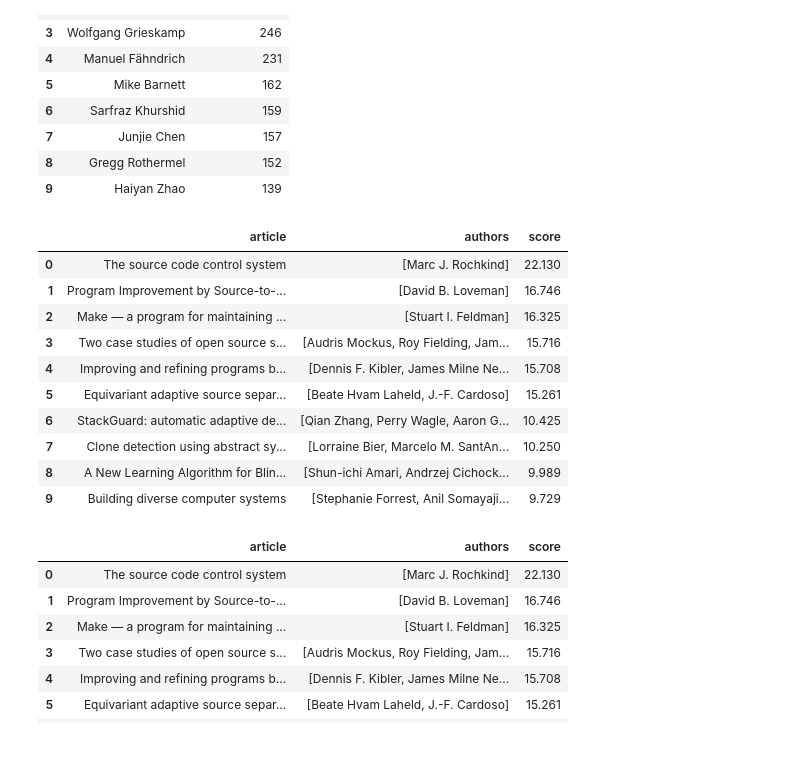
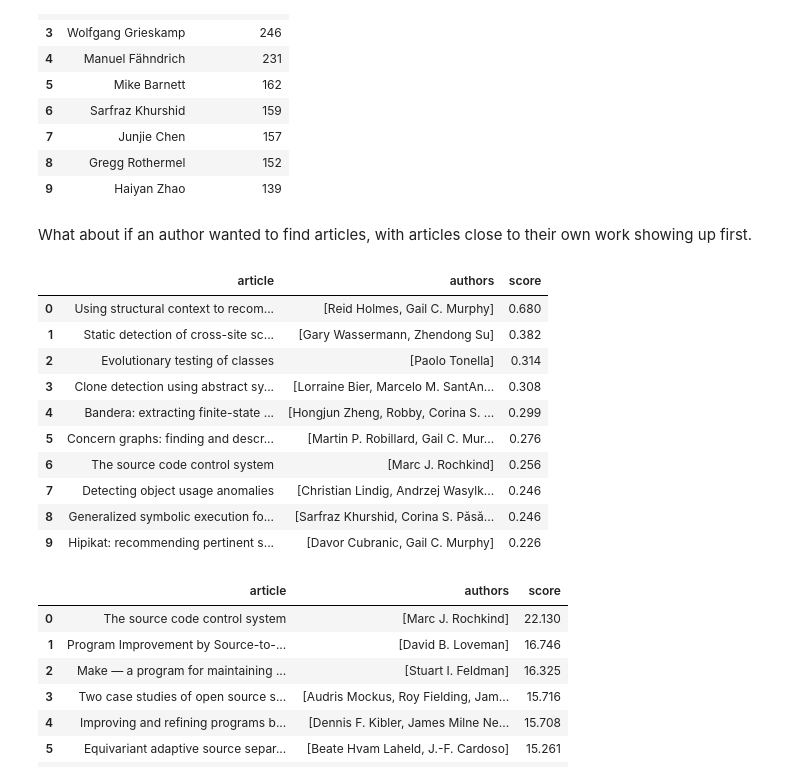
Before and after one commit to mneedham/data-science-training, a Jupyter notebook: 03_Recommendations.ipynb, the cells around one changed output. Drawn from its saved outputs; the diff is of its cells as text; code cells hidden in the pictures; blank space fills up the shorter version.

```diff
--- a/03_Recommendations.ipynb
+++ b/03_Recommendations.ipynb
@@ -133,6 +133,8 @@ graph.run(collaborations_query,  {"authorName": author_name}).to_data_frame()
 | 7 | Junjie Chen | 157 |
 | 8 | Gregg Rothermel | 152 |
 | 9 | Haiyan Zhao | 139 |
+# %% [markdown]
+What about if an author wanted to find articles, with articles close to their own work showing up first.
 # %%
 query = """
 CALL db.index.fulltext.createNodeIndex('articles', ['Article'], ['title', 'abstract'])
@@ -140,37 +142,36 @@ CALL db.index.fulltext.createNodeIndex('articles', ['Article'], ['title', 'abstr
 # %%
 query = """
 MATCH (a:Article)-[:AUTHOR]->(author:Author)
 WHERE author.name=$authorName
 WITH author, collect(a) as articles
 CALL algo.pageRank.stream(
   'CALL db.index.fulltext.queryNodes("articles", $searchTerm)
    YIELD node, score
    RETURN id(node) as id',
   'MATCH (a1:Article)-[:CITED]->(a2:Article)
    RETURN id(a1) as source,id(a2) as target',
   {sourceNodes: articles,graph:'cypher', params: {searchTerm: $searchTerm}})
 YIELD nodeId, score
-WITH author, nodeId, score
 WITH algo.getNodeById(nodeId) AS n, score
 WHERE not(exists((author)<-[:AUTHOR]-(n)))
 RETURN n.title as article, score, [(n)-[:AUTHOR]->(author) | author.name][..5] AS authors
 order by score desc limit 10
 """
 
 params = {"authorName": "Tao Xie", "searchTerm": "open source"}
 graph.run(query, params).to_data_frame()
 # %% [output]
 |  | article | authors | score |
-| 0 | The source code control system | [Marc J. Rochkind] | 22.130 |
-| 1 | Program Improvement by Source-to-... | [David B. Loveman] | 16.746 |
-| 2 | Make — a program for maintaining ... | [Stuart I. Feldman] | 16.325 |
-| 3 | Two case studies of open source s... | [Audris Mockus, Roy Fielding, Jam... | 15.716 |
-| 4 | Improving and refining programs b... | [Dennis F. Kibler, James Milne Ne... | 15.708 |
-| 5 | Equivariant adaptive source separ... | [Beate Hvam Laheld, J.-F. Cardoso] | 15.261 |
-| 6 | StackGuard: automatic adaptive de... | [Qian Zhang, Perry Wagle, Aaron G... | 10.425 |
-| 7 | Clone detection using abstract sy... | [Lorraine Bier, Marcelo M. SantAn... | 10.250 |
-| 8 | A New Learning Algorithm for Blin... | [Shun-ichi Amari, Andrzej Cichock... | 9.989 |
-| 9 | Building diverse computer systems | [Stephanie Forrest, Anil Somayaji... | 9.729 |
+| 0 | Using structural context to recom... | [Reid Holmes, Gail C. Murphy] | 0.680 |
+| 1 | Static detection of cross-site sc... | [Gary Wassermann, Zhendong Su] | 0.382 |
+| 2 | Evolutionary testing of classes | [Paolo Tonella] | 0.314 |
+| 3 | Clone detection using abstract sy... | [Lorraine Bier, Marcelo M. SantAn... | 0.308 |
+| 4 | Bandera: extracting finite-state ... | [Hongjun Zheng, Robby, Corina S. ... | 0.299 |
+| 5 | Concern graphs: finding and descr... | [Martin P. Robillard, Gail C. Mur... | 0.276 |
+| 6 | The source code control system | [Marc J. Rochkind] | 0.256 |
+| 7 | Detecting object usage anomalies | [Christian Lindig, Andrzej Wasylk... | 0.246 |
+| 8 | Generalized symbolic execution fo... | [Sarfraz Khurshid, Corina S. Păsă... | 0.246 |
+| 9 | Hipikat: recommending pertinent s... | [Davor Cubranic, Gail C. Murphy] | 0.226 |
 # %%
 params = {"authorName": "Margus Veanes", "searchTerm": "open source"}
 graph.run(query, params).to_data_frame()
```
Also changed, not shown: 2 other files.
